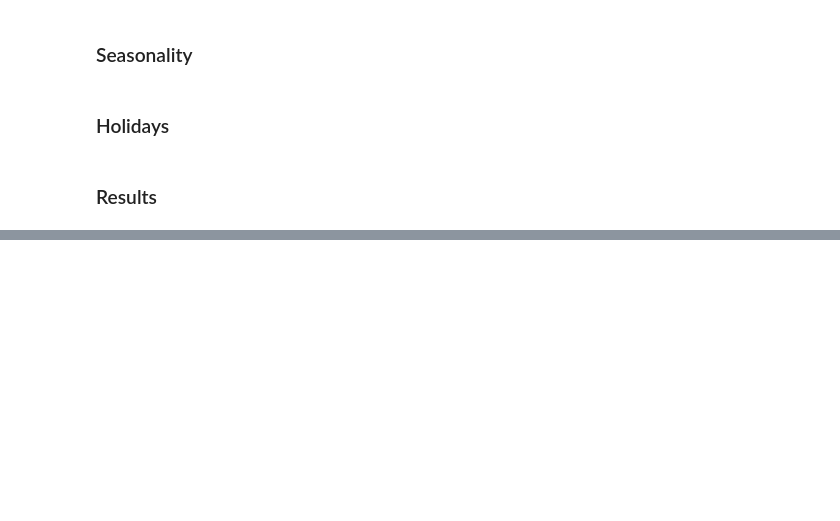
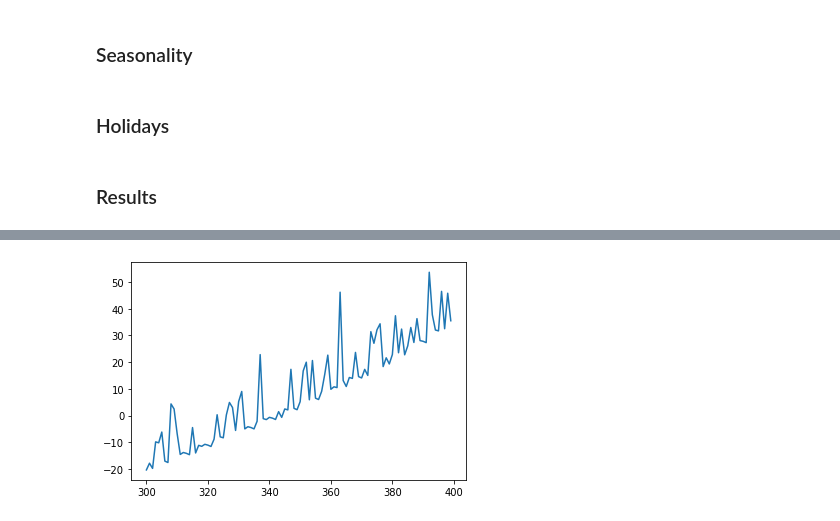
Before and after one commit to DominikHuss/AITech-forecasting, a Jupyter notebook: our_prophet.ipynb, the cells around one changed output, grey strips where cells are left out. Drawn from its saved outputs; the diff is of its cells as text; code cells hidden in the pictures; blank space fills up the shorter version.

```diff
--- a/our_prophet.ipynb
+++ b/our_prophet.ipynb
@@ -33,6 +33,8 @@ def get_changepoint_matrix(T, S):
 # %%
 def get_trend(params, T, A, s):
     k, m, ro = params["k"], params["m"], params["ro"]
+    k /= T.shape[0]
+    A /= T.shape[0]
     trend = (k+A@ro)*T + (m - A@(s*ro))
     return trend
 # %% [markdown]
@@ -104,3 +117,3 @@ s.shape
 # %%
 A, s = get_changepoint_matrix(t, changepoints)
-prophet = fit_linear_prophet(jnp.arange(t), Y[2], 0.0005, 1000, changepoints, A, s)
+prophet = fit_linear_prophet(jnp.arange(t), Y[0], 0.005, 1000, A, s)
@@ -124,0 +120,2 @@ nan
+# %%
+new_y = prophet_predict(jnp.arange(300),jnp.arange(100), prophet, changepoints)
@@ -124,0 +147,5 @@ nan
+# %%
+plt.plot(jnp.arange(300,400),new_y*jnp.arange(300,400))
+plt.show()
+# %% [output]
+[figure, added]
```
Also changed, not shown: parts of 8 cells of this notebook.
